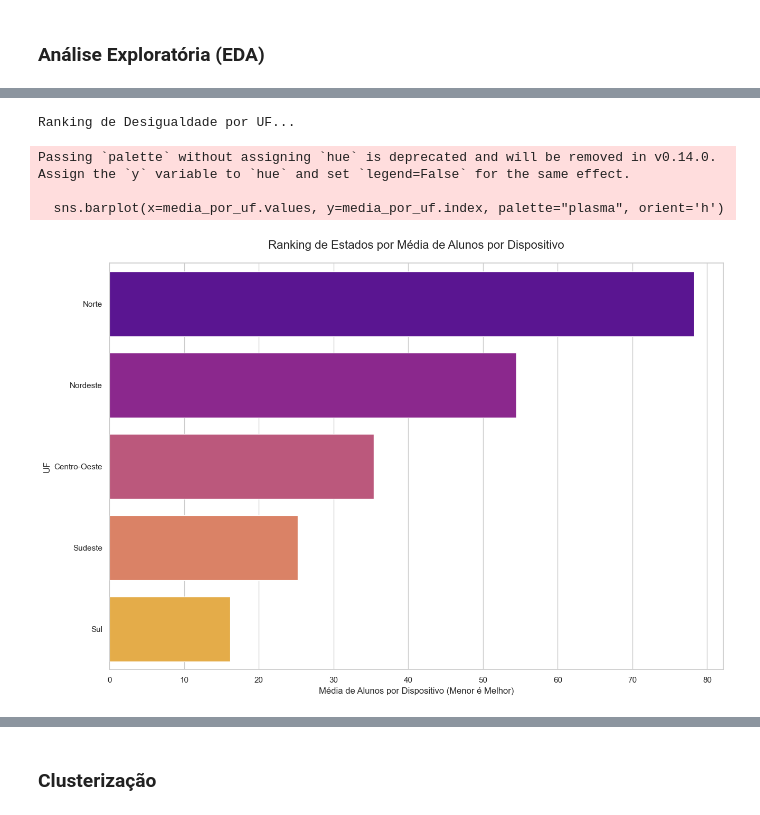
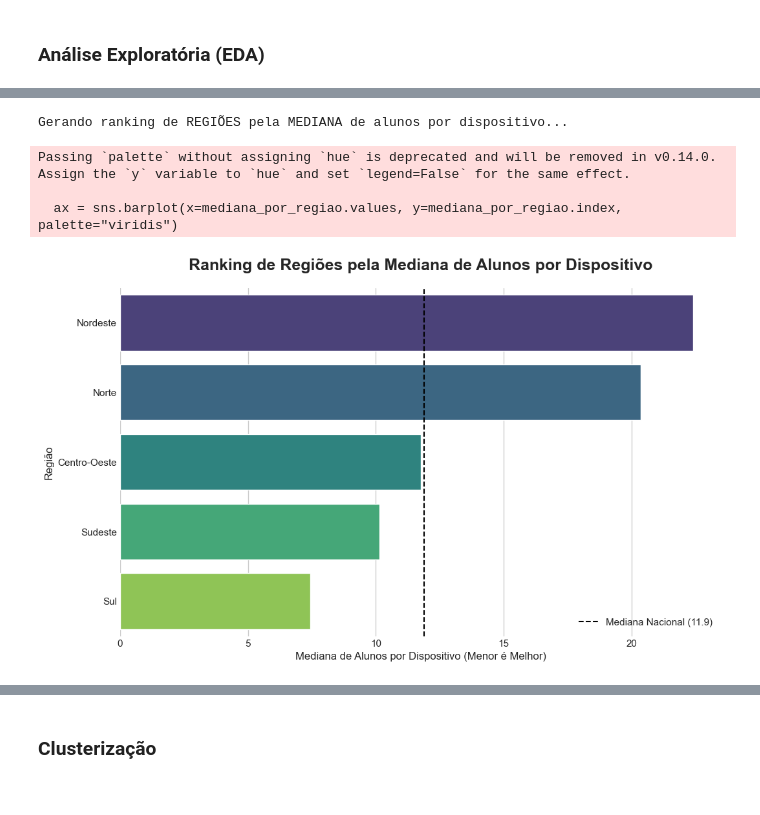
Before and after one commit to laysfreitas/TJGO_CienciaDeDados, a Jupyter notebook: Análise de Dados/Trabalho_Final/trabalho_final.ipynb, the cells around one changed output, grey strips where cells are left out. Cells and saved outputs as stored; diff of their text form; code cells hidden in the pictures.

```diff
--- a/Análise de Dados/Trabalho_Final/trabalho_final.ipynb
+++ b/Análise de Dados/Trabalho_Final/trabalho_final.ipynb
@@ -21,8 +22,7 @@ pd.set_option('display.max_columns', display_max_columns)
 ### Carregar os dados
 # %%
 # Carregando o dataset
-caminho_arquivo = "C:\\Users\\Administrador\\Documents\\GitHub\\TJGO_CienciaDeDados\\microdados_censo_escolar_2024\\dados\\microdados_ed_basica_2024_tratado.csv"
-
+caminho_arquivo = "C:\\Users\\lfmelo\\Documents\\Github\\TJGO_CienciaDeDados\\microdados_censo_escolar_2024\\dados\\microdados_ed_basica_2024_tratado.csv"
 colunas_escolhidas = ['CO_ENTIDADE', 'NO_ENTIDADE', 'NO_REGIAO', 'CO_REGIAO', 'NO_UF', 'NO_REGIAO', 'CO_UF', 'TP_DEPENDENCIA', 'TP_LOCALIZACAO','TP_SITUACAO_FUNCIONAMENTO', 'QT_MAT_BAS', 'QT_MAT_MED', 'IN_INTERNET', 'IN_BANDA_LARGA', 'IN_INTERNET_ALUNOS', 'IN_ACESSO_INTERNET_COMPUTADOR', 'TP_REDE_LOCAL', 'IN_LABORATORIO_INFORMATICA', 'QT_DESKTOP_ALUNO', 'QT_COMP_PORTATIL_ALUNO', 'QT_TABLET_ALUNO']
 
 try:
@@ -77,9 +58,3 @@ df_ensino_medio['QT_COMP_PORTATIL_ALUNO'] = df_ensino_medio['QT_COMP_PORTATIL_AL
 df_ensino_medio['QT_TABLET_ALUNO'] = df_ensino_medio['QT_TABLET_ALUNO'].replace(88888.0, np.nan)
 # %% [markdown]
 ### Tratamento dos dados
-# %%
-# Se 'QT_MAT_BASICO_TOTAL' inclui fundamental + médio, calculamos a diferença.
-df_ensino_medio['QT_MAT_BAS_MENOS_EM'] = df_ensino_medio['QT_MAT_BAS'] - df_ensino_medio['QT_MAT_MED']
-
-# Verificação para garantir que não há valores negativos (caso os dados estejam inconsistentes)
-df_ensino_medio['QT_MAT_BAS_MENOS_EM'] = df_ensino_medio['QT_MAT_BAS_MENOS_EM'].apply(lambda x: max(0, x))
@@ -196,23 +189,35 @@ plt.show()
 # %%
-# --- Análise por Unidade Federativa (UF) ---
+# 1. Preparação dos dados
+print("Gerando ranking de REGIÕES pela MEDIANA de alunos por dispositivo...")
+df_regiao = df_ensino_medio[df_ensino_medio['INDICE_PONDERADO_ALUNO_DISP'] != np.inf].copy()
 
-print("Ranking de Desigualdade por UF...")
+# 2. MUDANÇA PRINCIPAL: Agrupar por 'NO_REGIAO' e usar .median()
+mediana_por_regiao = df_regiao.groupby('NO_REGIAO')['INDICE_PONDERADO_ALUNO_DISP'].median().sort_values(ascending=False)
 
-# Calcular a média de alunos por dispositivo para cada estado
-df_uf = df_ensino_medio[df_ensino_medio['INDICE_PONDERADO_ALUNO_DISP'] != np.inf].copy()
-media_por_uf = df_uf.groupby('NO_REGIAO')['INDICE_PONDERADO_ALUNO_DISP'].mean().sort_values(ascending=False)
+# 3. A mediana nacional continua sendo a mesma referência útil
+mediana_nacional = df_regiao['INDICE_PONDERADO_ALUNO_DISP'].median()
 
-# Criar o gráfico de barras
-plt.figure(figsize=(15, 10))
-sns.barplot(x=media_por_uf.values, y=media_por_uf.index, palette="plasma", orient='h')
 
-plt.title('Ranking de Estados por Média de Alunos por Dispositivo', fontsize=16, pad=20)
-plt.xlabel('Média de Alunos por Dispositivo (Menor é Melhor)')
-plt.ylabel('UF')
+# 4. Criação do Gráfico
+plt.style.use('seaborn-v0_8-whitegrid')
+plt.figure(figsize=(12, 7)) # Ajuste do tamanho para menos barras
+
+ax = sns.barplot(x=mediana_por_regiao.values, y=mediana_por_regiao.index, palette="viridis")
+
+# 5. Adicionar a linha vertical com a mediana nacional
+ax.axvline(x=mediana_nacional, color='black', linestyle='--', linewidth=1.5, label=f'Mediana Nacional ({mediana_nacional:.1f})')
+ax.legend()
+
+# 6. Títulos e rótulos atualizados para 'Região'
+plt.title('Ranking de Regiões pela Mediana de Alunos por Dispositivo', fontsize=18, weight='bold', pad=20)
+plt.xlabel('Mediana de Alunos por Dispositivo (Menor é Melhor)', fontsize=12)
+plt.ylabel('Região', fontsize=12)
+
+sns.despine(left=True, bottom=True)
 plt.show()
 # %% [output]
-Ranking de Desigualdade por UF...
+Gerando ranking de REGIÕES pela MEDIANA de alunos por dispositivo...
 Passing `palette` without assigning `hue` is deprecated and will be removed in v0.14.0. Assign the `y` variable to `hue` and set `legend=False` for the same effect.
 
-  sns.barplot(x=media_por_uf.values, y=media_por_uf.index, palette="plasma", orient='h')
+  ax = sns.barplot(x=mediana_por_regiao.values, y=mediana_por_regiao.index, palette="viridis")
-[figure, old version]
+[figure, new version]
```
Also changed, not shown: parts of 22 cells of this notebook, 3 other files.
